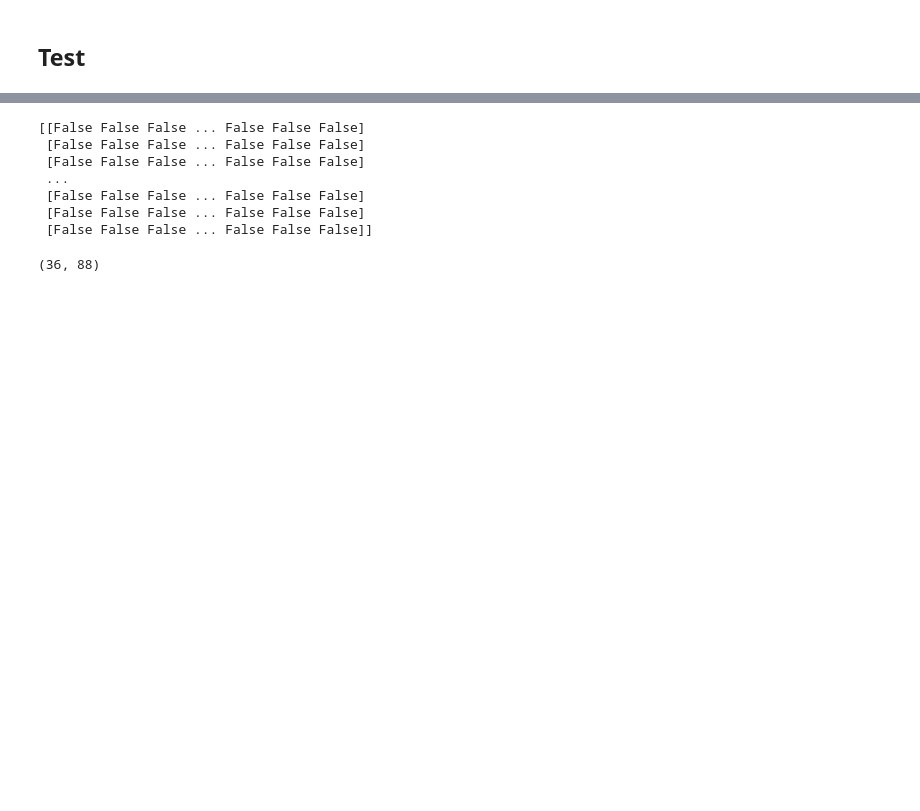
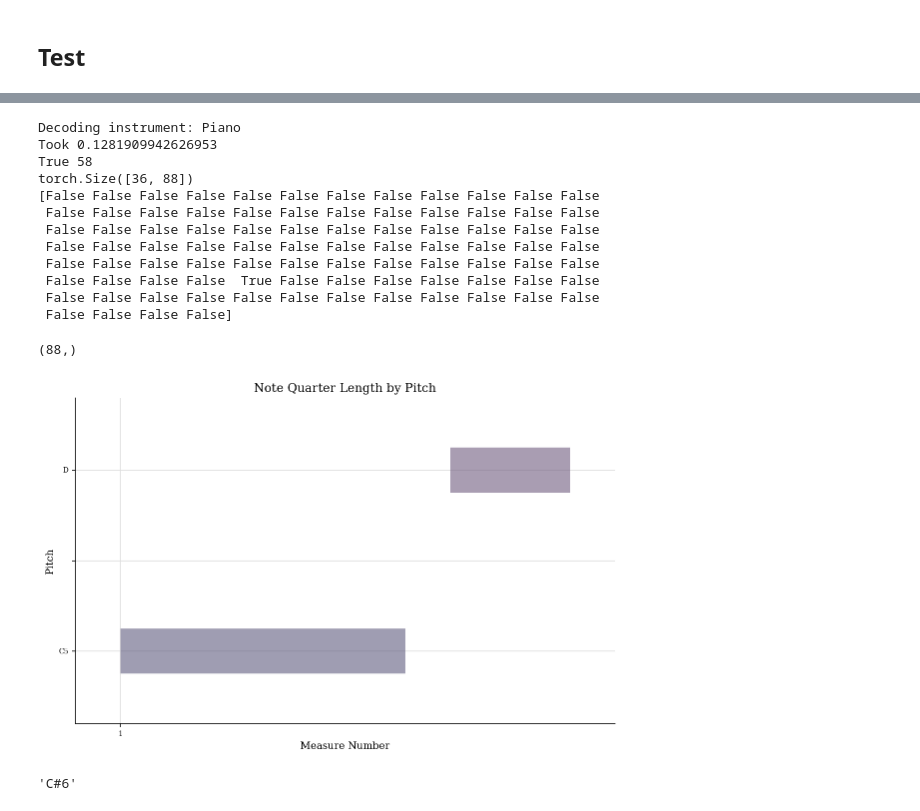
Before and after one commit to petcomputacaoufrgs/papagaio, a Jupyter notebook: src/MusicGeneratorLSTM.ipynb, the cells around one changed output, grey strips where cells are left out. Cells and saved outputs as stored; diff of their text form; code cells hidden in the pictures; blank space fills up the shorter version.

```diff
--- a/src/MusicGeneratorLSTM.ipynb
+++ b/src/MusicGeneratorLSTM.ipynb
@@ -318,7 +356,7 @@ def train(model, optimizer, loss_fn, dataloader, batch_size=1, num_epochs=3):
     input = input.to(device)
     target = target.to(device)
 
-    for bar in tqdm(range(n_bars_input)):
+    for bar in tqdm(range(len(train_dl.dataset.tensors[0]))):
       # Initialize hidden and cells
       hidden, cell = model.init_hidden(batch_size)
 
@@ -345,7 +383,7 @@ def train(model, optimizer, loss_fn, dataloader, batch_size=1, num_epochs=3):
 # %%
 optimizer = optim.Adam(model.parameters(), lr=lr)
 loss_fn = nn.BCELoss()
-train(model, optimizer, loss_fn, train_dl, num_epochs=20)
+train(model, optimizer, loss_fn, train_dl, num_epochs=10)
 # %% [output]
 Starting training...
 > EPOCH # 1
@@ -381,13 +403,11 @@ def unroll_bars(bars, n_frames=N_FRAMES):
 
     output = []
     # print(bars.index)
-    for i in range(len(bars.index)//n_frames):
-        init_idx = i*(n_frames)    #  0, 36  , 36*2, 36*3, ..., 36*9
-        final_idx = (i+1)*n_frames # 36, 36*2, 36*3, 36*4, ..., 36*10
-        stackframe = get_stackframe(bars, init_idx=init_idx, final_idx=final_idx)
-        output.append(stackframe)
+    init_idx = 0
+    final_idx = len(bars)
+    stackframe = get_stackframe(bars, init_idx=init_idx, final_idx=final_idx)
 
-    return np.array(output, dtype='float64')
+    return np.array(stackframe, dtype='float64')
 # %%
 @torch.no_grad()
 def generate(model, previous_bars, n_frames=N_FRAMES, temperature=0.5, batch_size=1):
@@ -398,16 +418,17 @@ def generate(model, previous_bars, n_frames=N_FRAMES, temperature=0.5, batch_siz
     ).float().to(device)
 
     # print(unrolled)
-    # print(unrolled.shape)
+    print(unrolled.shape)
 
-    for bar in unrolled:
-        out, (hidden, cell) = model(bar, hidden, cell)
-        if torch.equal(bar, unrolled[-1]):
+    for bar in range(len(unrolled) // N_FRAMES):
+        #input[]
+        out, (hidden, cell) = model(unrolled, hidden, cell)
+        #if torch.equal(bar, unrolled[-1]):
             # print('LAST BAR')
             # last bar
             # we care about the output
-            out = np.where(out >= temperature, True, False)
-            return out
+        out = np.where(out >= temperature, True, False)
+        return out[-1]
 # %%
 test_scale_df = encoded_song[encoded_song.index=='Piano']
 decode_data(test_scale_df, N_FRAMES).plot()
@@ -417,26 +438,33 @@ Took 0.3670802116394043
 [figure]
 # %%
 first = 0
-last = 6
+last = 4
 
-previous = test_scale_df.iloc[0:(last + 1)*N_FRAMES]
+previous = test_scale_df.iloc[10:10+36]
+s_previous = decode_data(previous, N_FRAMES)
+s_previous.plot()
+print(previous.iloc[30].D5, previous.columns.get_loc("D5"))
+# my_bars = unroll_bars(test_piano_df)
+output = generate(model, previous, N_FRAMES, temperature=0.2)
 
-# my_bars = unroll_bars(test_piano_df)
-torch.set_printoptions(threshold=10_000)
-# torch.set_printoptions(threshold=10_000)
-
-output = generate(model, previous, N_FRAMES, temperature=.25)
-print(output)
+np.set_printoptions(threshold=10_000)
+print(np.array(output))
 output.shape
 # %% [output]
-[[False False False ... False False False]
- [False False False ... False False False]
- [False False False ... False False False]
- ...
- [False False False ... False False False]
- [False False False ... False False False]
- [False False False ... False False False]]
+Decoding instrument: Piano
+Took 0.1281909942626953
+True 58
+torch.Size([36, 88])
+[False False False False False False False False False False False False
+ False False False False False False False False False False False False
+ False False False False False False False False False False False False
+ False False False False False False False False False False False False
+ False False False False False False False False False False False False
+ False False False False  True False False False False False False False
+ False False False False False False False False False False False False
+ False False False False]
-(36, 88)
+(88,)
+[figure, added]
 # %%
 def create_decoded_song(bars, infos):
     num_bars = bars.shape[0]
@@ -460,6 +488,10 @@ def create_decoded_bar(bar, infos):
     df_decoded_bar.index.name = 'inst'
     output = pd.concat([infos, df_decoded_bar], axis=1)
     return output
+# %%
+key_index2note(65, MIDI_OFFSET).nameWithOctave
+# %% [output]
+'C#6'
 # %%
 infos = get_info(test_piano_df, output.shape[0])
 infos.shape
```
Also changed, not shown: parts of 17 cells of this notebook.
